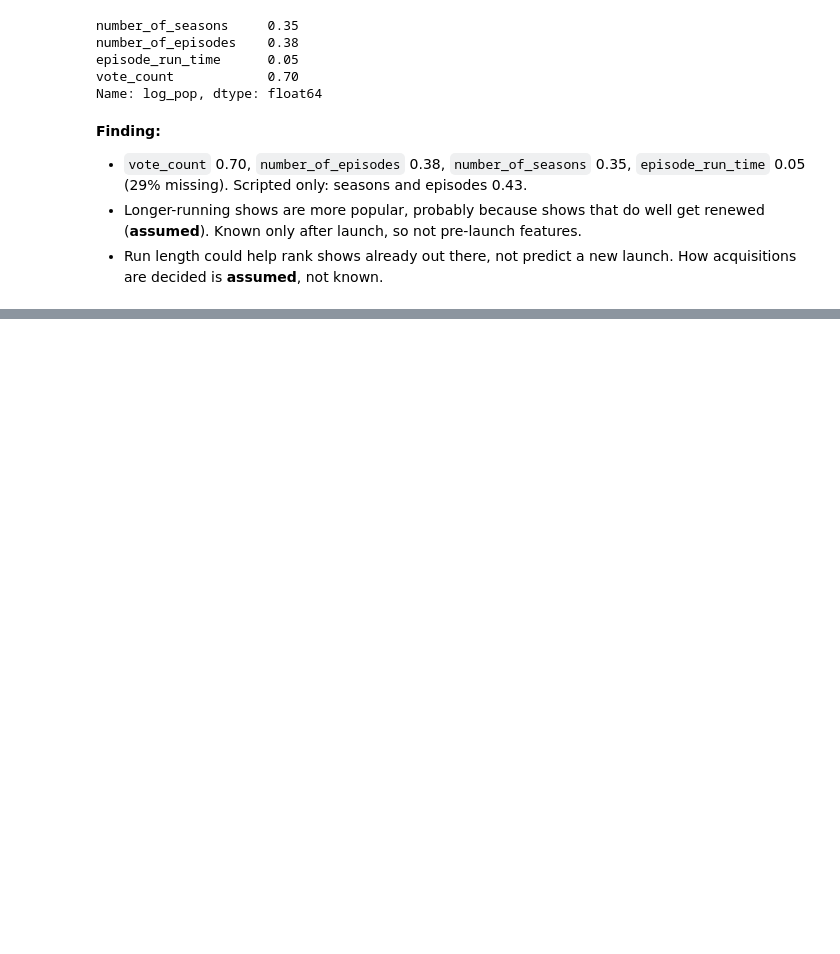
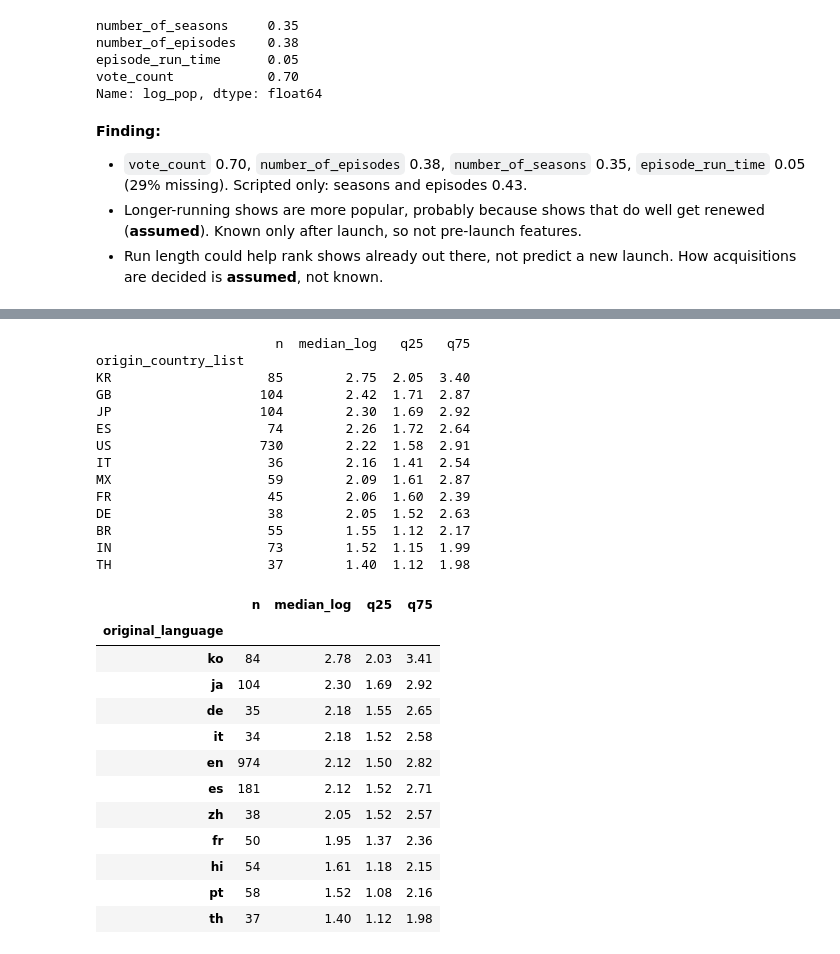
Before and after one commit to Emu-codein/tmdb_tv_shows, a Jupyter notebook: notebooks/eda.ipynb, the cells around one changed output, grey strips where cells are left out. Drawn from its saved outputs; the diff is of its cells as text; code cells hidden in the pictures; blank space fills up the shorter version.

```diff
--- a/notebooks/eda.ipynb
+++ b/notebooks/eda.ipynb
@@ -419,0 +426,49 @@ Name: log_pop, dtype: float64
+# %%
+# country (multi-label)
+country = recent.explode("origin_country_list").dropna(subset=["origin_country_list"])
+by_country = country.groupby("origin_country_list").agg(
+    n=("id", "size"),
+    median_log=("log_pop", "median"),
+    q25=("log_pop", lambda s: s.quantile(.25)),
+    q75=("log_pop", lambda s: s.quantile(.75)),
+)
+by_country = by_country[by_country.n >= 30].sort_values("median_log", ascending=False)
+print(by_country.round(2))
+
+# original language (one value per show)
+by_lang = recent.groupby("original_language").agg(
+    n=("id", "size"),
+    median_log=("log_pop", "median"),
+    q25=("log_pop", lambda s: s.quantile(.25)),
+    q75=("log_pop", lambda s: s.quantile(.75)),
+)
+by_lang = by_lang[by_lang.n >= 30].sort_values("median_log", ascending=False)
+by_lang.round(2)
+# %% [output]
+                       n  median_log   q25   q75
+origin_country_list
+KR                    85        2.75  2.05  3.40
+GB                   104        2.42  1.71  2.87
+JP                   104        2.30  1.69  2.92
+ES                    74        2.26  1.72  2.64
+US                   730        2.22  1.58  2.91
+IT                    36        2.16  1.41  2.54
+MX                    59        2.09  1.61  2.87
+FR                    45        2.06  1.60  2.39
+DE                    38        2.05  1.52  2.63
+BR                    55        1.55  1.12  2.17
+IN                    73        1.52  1.15  1.99
+TH                    37        1.40  1.12  1.98
+|  | n | median_log | q25 | q75 |
+| original_language |  |  |  |  |
+| ko | 84 | 2.78 | 2.03 | 3.41 |
+| ja | 104 | 2.30 | 1.69 | 2.92 |
+| de | 35 | 2.18 | 1.55 | 2.65 |
+| it | 34 | 2.18 | 1.52 | 2.58 |
+| en | 974 | 2.12 | 1.50 | 2.82 |
+| es | 181 | 2.12 | 1.52 | 2.71 |
+| zh | 38 | 2.05 | 1.52 | 2.57 |
+| fr | 50 | 1.95 | 1.37 | 2.36 |
+| hi | 54 | 1.61 | 1.18 | 2.15 |
+| pt | 58 | 1.52 | 1.08 | 2.16 |
+| th | 37 | 1.40 | 1.12 | 1.98 |
```
Also changed, not shown: parts of 8 cells of this notebook.
